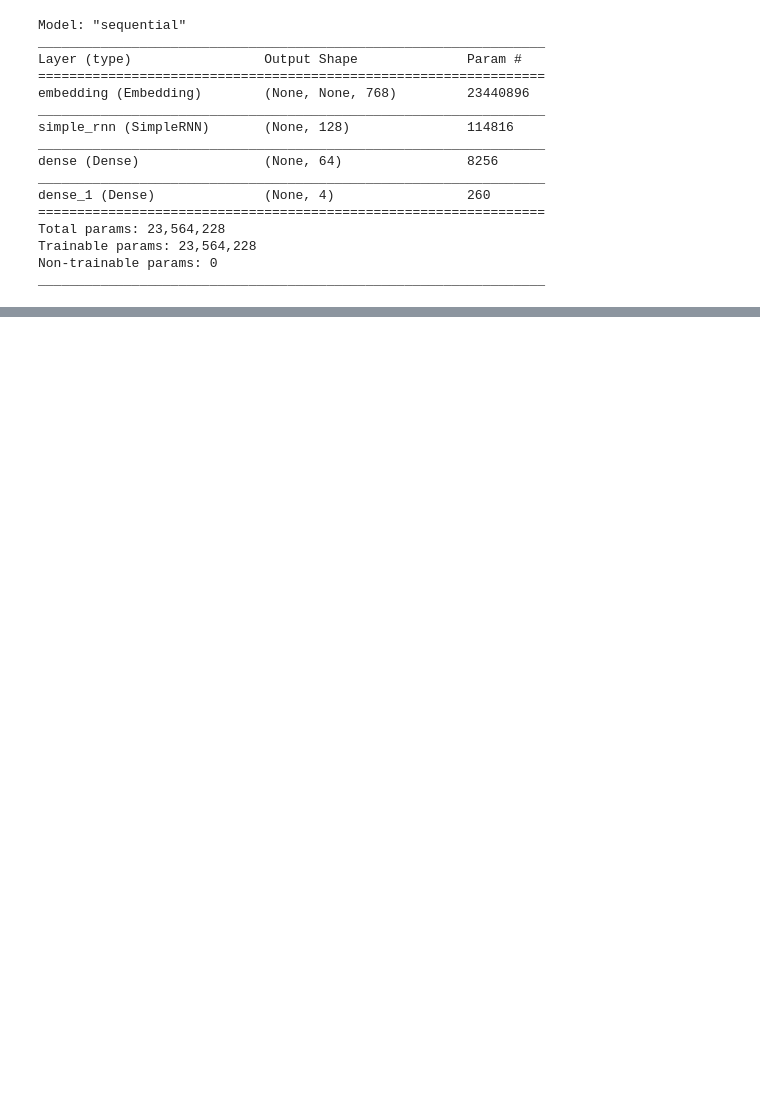
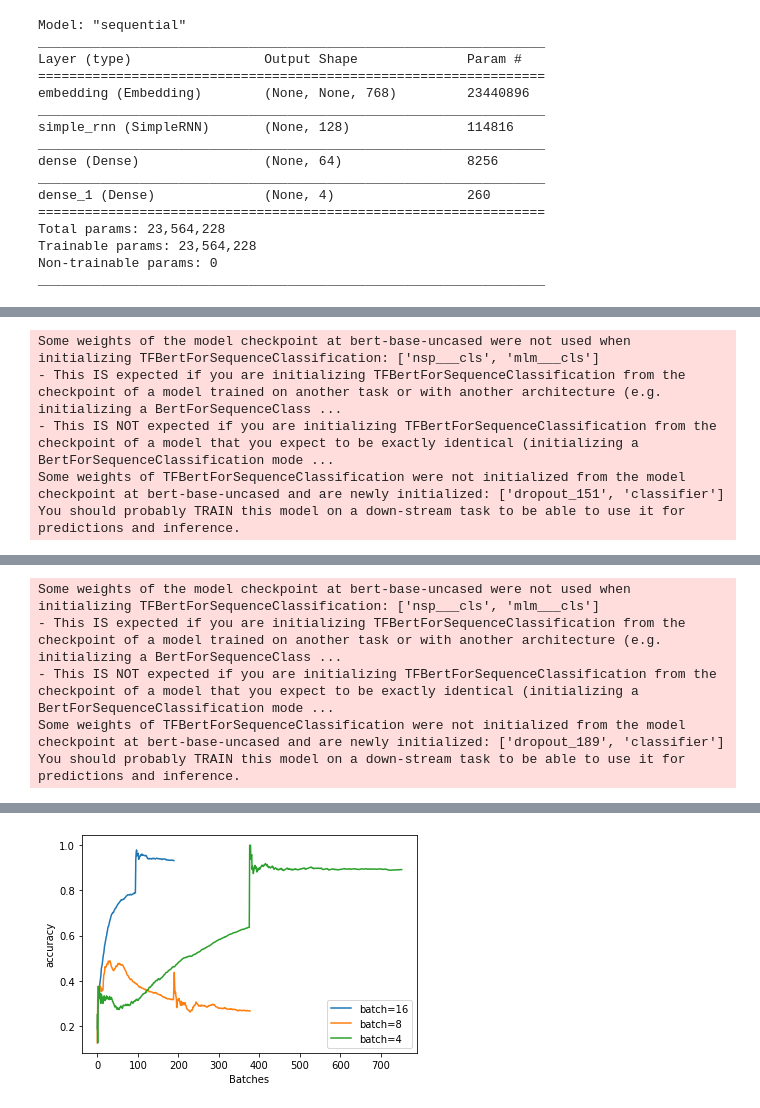
Before and after one commit to buzhangjiuzhou/DLfinal, a Jupyter notebook: bert_AGnews_3.ipynb, the cells around one changed output, grey strips where cells are left out. Drawn from its saved outputs; the diff is of its cells as text; code cells hidden in the pictures; blank space fills up the shorter version.

```diff
--- a/bert_AGnews_3.ipynb
+++ b/bert_AGnews_3.ipynb
@@ -439,0 +440,32 @@ plt.show()
+# %%
+model = TFBertForSequenceClassification.from_pretrained("bert-base-uncased", num_labels=4)
+optimizer = tf.keras.optimizers.Adam(learning_rate=3e-5, epsilon=1e-08, clipnorm=1.0)
+loss = tf.keras.losses.SparseCategoricalCrossentropy(from_logits=True)
+metric = tf.keras.metrics.SparseCategoricalAccuracy('accuracy')
+model.compile(optimizer=optimizer, loss=loss, metrics=[metric])
+history1 = model.fit(x=[train_ids, train_mask],
+     y=train_labels,
+     batch_size=8,
+     epochs=epochs,
+     verbose=1,
+     callbacks=[BatchCallback()],
+     shuffle=True)
+
+model = TFBertForSequenceClassification.from_pretrained("bert-base-uncased", num_labels=4)
+optimizer = tf.keras.optimizers.Adam(learning_rate=3e-5, epsilon=1e-08, clipnorm=1.0)
+loss = tf.keras.losses.SparseCategoricalCrossentropy(from_logits=True)
+metric = tf.keras.metrics.SparseCategoricalAccuracy('accuracy')
+model.compile(optimizer=optimizer, loss=loss, metrics=[metric])
+history2 = model.fit(x=[train_ids, train_mask],
+     y=train_labels,
+     batch_size=4,
+     epochs=epochs,
+     verbose=1,
+     callbacks=[BatchCallback()],
+     shuffle=True)
+# %% [output]
+Some weights of the model checkpoint at bert-base-uncased were not used when initializing TFBertForSequenceClassification: ['nsp___cls', 'mlm___cls']
+- This IS expected if you are initializing TFBertForSequenceClassification from the checkpoint of a model trained on another task or with another architecture (e.g. initializing a BertForSequenceClass ...
+- This IS NOT expected if you are initializing TFBertForSequenceClassification from the checkpoint of a model that you expect to be exactly identical (initializing a BertForSequenceClassification mode ...
+Some weights of TFBertForSequenceClassification were not initialized from the model checkpoint at bert-base-uncased and are newly initialized: ['dropout_151', 'classifier']
+You should probably TRAIN this model on a down-stream task to be able to use it for predictions and inference.
@@ -439,0 +476,5 @@ plt.show()
+Some weights of the model checkpoint at bert-base-uncased were not used when initializing TFBertForSequenceClassification: ['nsp___cls', 'mlm___cls']
+- This IS expected if you are initializing TFBertForSequenceClassification from the checkpoint of a model trained on another task or with another architecture (e.g. initializing a BertForSequenceClass ...
+- This IS NOT expected if you are initializing TFBertForSequenceClassification from the checkpoint of a model that you expect to be exactly identical (initializing a BertForSequenceClassification mode ...
+Some weights of TFBertForSequenceClassification were not initialized from the model checkpoint at bert-base-uncased and are newly initialized: ['dropout_189', 'classifier']
+You should probably TRAIN this model on a down-stream task to be able to use it for predictions and inference.
@@ -439,0 +485 @@ plt.show()
+[figure, added]
```
Also changed, not shown: parts of 23 cells of this notebook.
